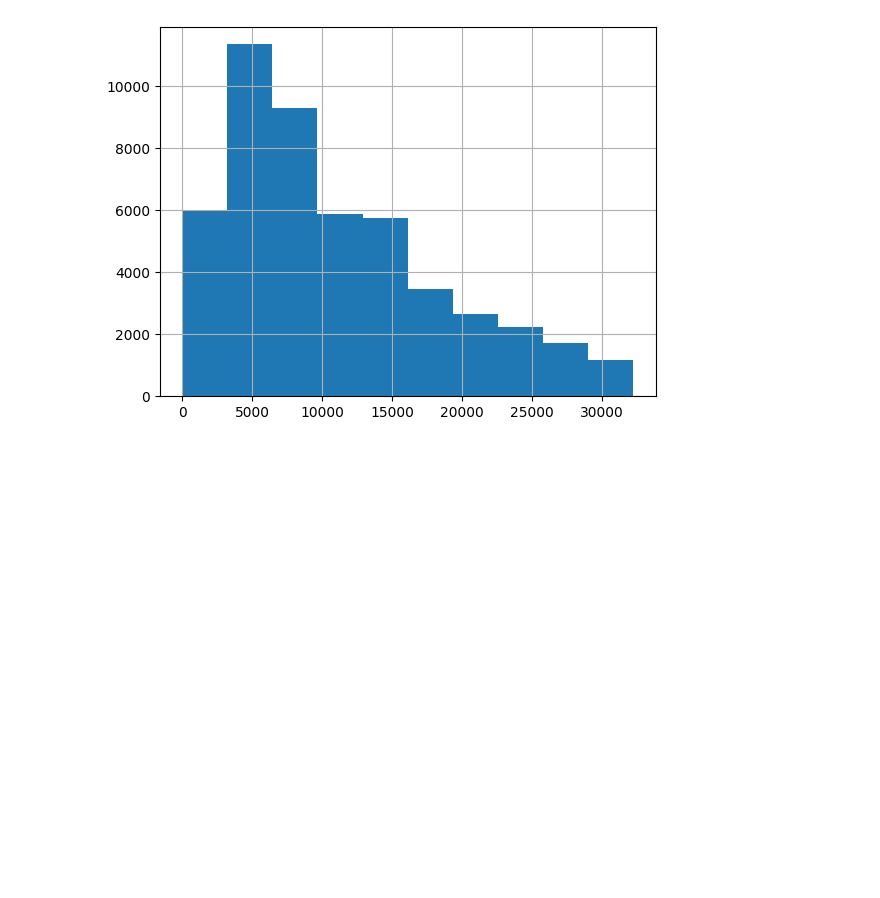
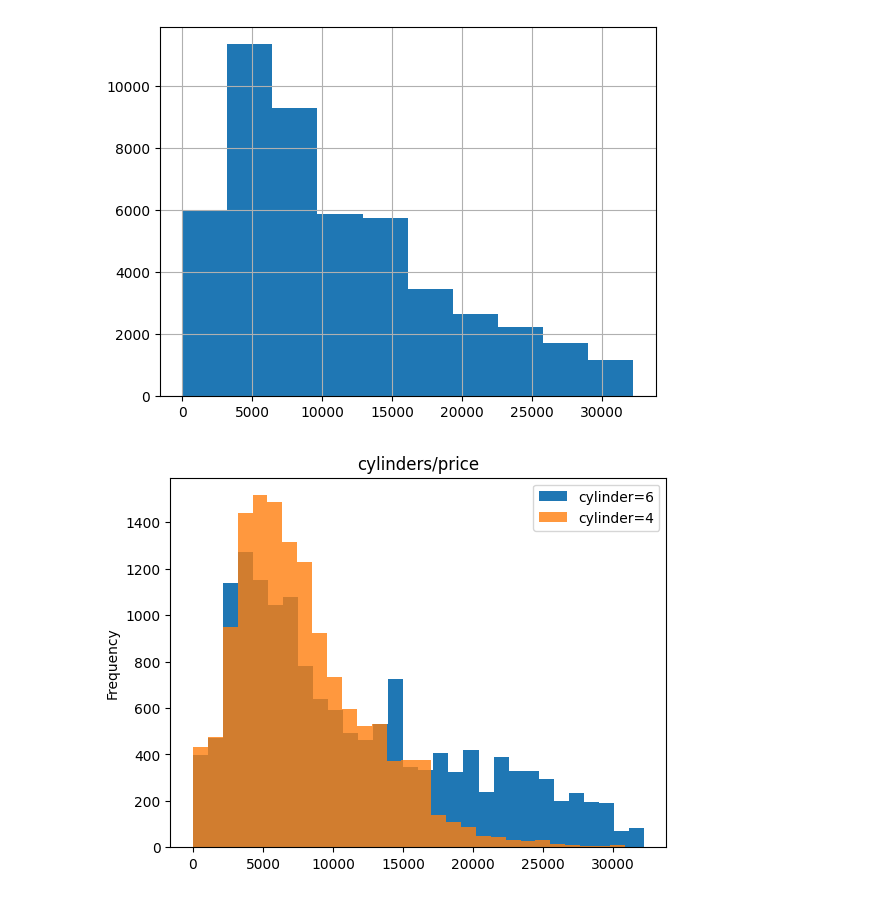
Before and after one commit to AdrianaSoares/projeto5vehicles, a Jupyter notebook: notebook/eda.ipynb, the cells around one changed output. Drawn from its saved outputs; the diff is of its cells as text; code cells hidden in the pictures; blank space fills up the shorter version.

```diff
--- a/notebook/eda.ipynb
+++ b/notebook/eda.ipynb
@@ -125,3 +125,15 @@ df = funcoes.outlier(df, 'price')
 df['price'].hist();
 # %% [output]
 [figure]
+# %%
+# Criando o gráfico para coluna cylinders/price
+
+df[df['cylinders'] == 6]['price'].plot(kind='hist', bins=30)
+df[df['cylinders'] == 4]['price'].plot(kind='hist', bins=30, alpha=0.8)
+plt.title('cylinders/price')
+plt.legend(['cylinder=6', 'cylinder=4'])
+
+# Exibindo o gráfico
+plt.show()
+# %% [output]
+[figure, added]
```
Also changed, not shown: 1 other file.
